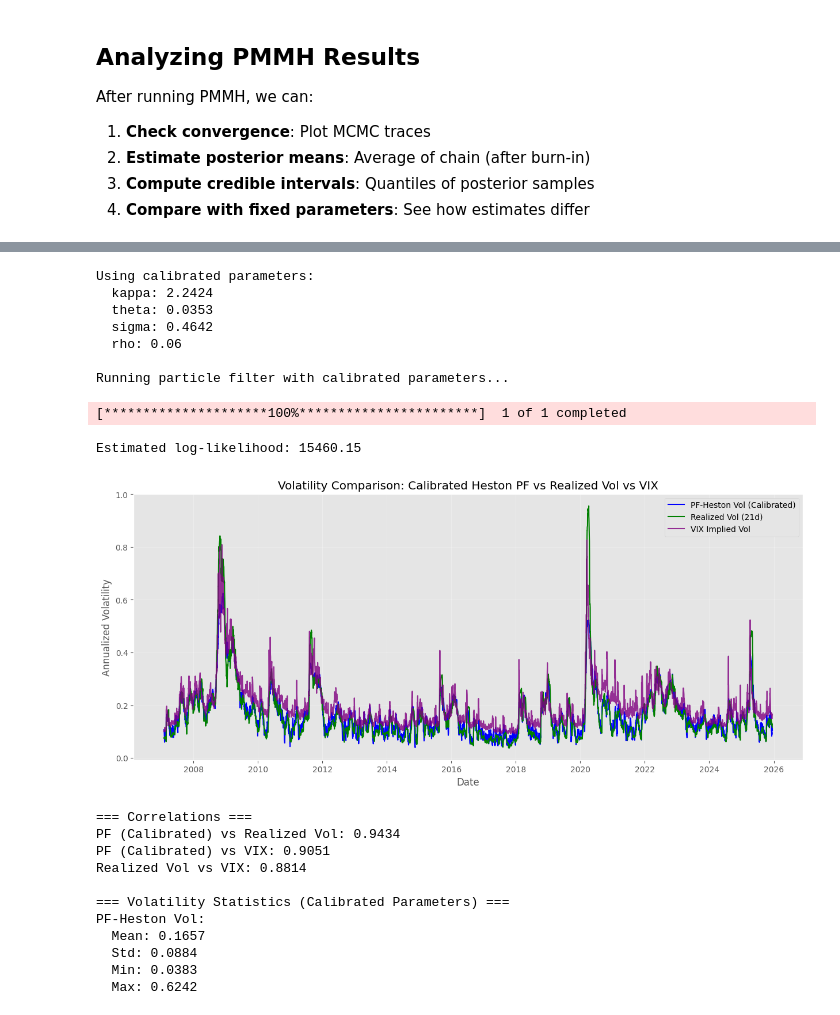
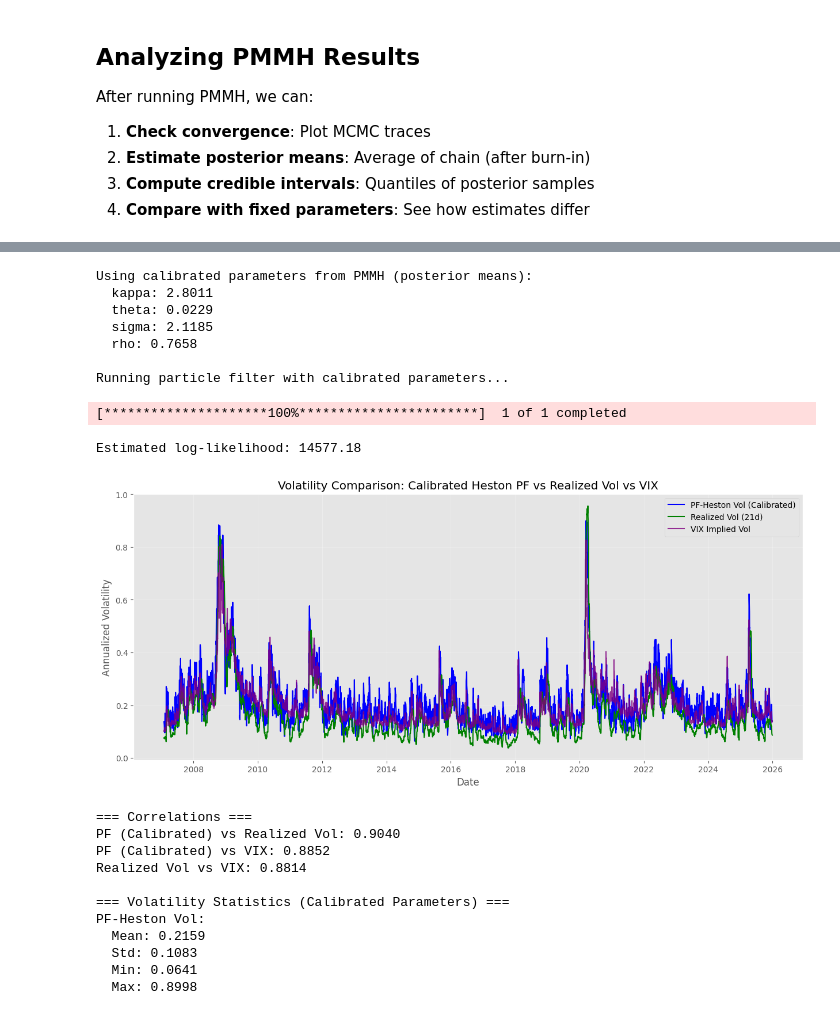
Before and after one commit to MichaelCarloH/heston-particle-filter-calibration, a Jupyter notebook: notebooks/exploration/heston_ssm_bootstrap_pf.ipynb, the cells around one changed output, grey strips where cells are left out. Drawn from its saved outputs; the diff is of its cells as text; code cells hidden in the pictures.

```diff
--- a/notebooks/exploration/heston_ssm_bootstrap_pf.ipynb
+++ b/notebooks/exploration/heston_ssm_bootstrap_pf.ipynb
@@ -302,7 +302,12 @@ class HestonSSM(ssm.StateSpaceModel):
         return dists.Normal(loc=mean, scale=std)
 
     def PY(self, t, xp, x):
-        vp = np.maximum(np.asarray(x), 1e-12)
+        # Use V_{t-1} (xp) because R_t = ln(S_t) - ln(S_{t-1}) represents
+        # the return over interval [t-1, t], which depends on variance at beginning
+        if xp is None:
+            vp = np.maximum(np.asarray(x), 1e-12)  # Use V_0 at t=0
+        else:
+            vp = np.maximum(np.asarray(xp), 1e-12)  # Use V_{t-1} for t>0
         # Handle time-varying risk-free rate
         r_t = self.r[t] if hasattr(self.r, '__len__') and len(self.r) > 1 else self.r
         mean = (r_t - 0.5 * vp) * self.dt
@@ -950,16 +1326,17 @@ r (risk-free) Time series     Mean: 0.0145    (observed)
 [figure]
 # %%
-# Use calibrated parameters from PMMH
-calibrated_params = {
-    'kappa': 2.2424,
-    'theta': 0.0353,
-    'sigma': 0.4642,
-    'rho': 0.0600
-}
+# Extract calibrated parameters from PMMH results (posterior means)
+burnin = 100  # Use same burn-in as in analysis above
+calibrated_params = {}
+param_names = ['kappa', 'theta', 'sigma', 'rho']
 
-print("Using calibrated parameters:")
+for param in param_names:
+    samples = pmmh.chain.theta[param][burnin:]
+    calibrated_params[param] = samples.mean()
+
+print("Using calibrated parameters from PMMH (posterior means):")
 for param, value in calibrated_params.items():
-    print(f"  {param}: {value}")
+    print(f"  {param}: {value:.4f}")
 
 # Create Heston model with calibrated parameters and time-varying risk-free rate
 heston_calibrated = HestonSSM(
@@ -1032,48 +1409,48 @@ plt.plot(df_compare_calibrated.index, df_compare_calibrated["PF_Calibrated"],
          color="blue", linewidth=1.5, label="PF-Heston Vol (Calibrated)")
 plt.plot(df_compare_calibrated.index, df_compare_calibrated["RealizedVol_21d"],
          color="green", linewidth=1.5, label="Realized Vol (21d)")
 plt.plot(df_compare_calibrated.index, df_compare_calibrated["VIX_ImpliedVol"],
          color="purple", linewidth=1.5, alpha=0.8, label="VIX Implied Vol")
 
 plt.title("Volatility Comparison: Calibrated Heston PF vs Realized Vol vs VIX")
 plt.xlabel("Date")
 plt.ylabel("Annualized Volatility")
 plt.legend()
 plt.grid(True, alpha=0.3)
 plt.show()
 
 # Print correlations
 print("\n=== Correlations ===")
 print(f"PF (Calibrated) vs Realized Vol: {df_compare_calibrated['PF_Calibrated'].corr(df_compare_calibrated['RealizedVol_21d']):.4f}")
 print(f"PF (Calibrated) vs VIX: {df_compare_calibrated['PF_Calibrated'].corr(df_compare_calibrated['VIX_ImpliedVol']):.4f}")
 print(f"Realized Vol vs VIX: {df_compare_calibrated['RealizedVol_21d'].corr(df_compare_calibrated['VIX_ImpliedVol']):.4f}")
 
 # Print statistics
 print(f"\n=== Volatility Statistics (Calibrated Parameters) ===")
 print(f"PF-Heston Vol:")
 print(f"  Mean: {pf_vol_annual_calibrated.mean():.4f}")
 print(f"  Std: {pf_vol_annual_calibrated.std():.4f}")
 print(f"  Min: {pf_vol_annual_calibrated.min():.4f}")
 print(f"  Max: {pf_vol_annual_calibrated.max():.4f}")
 # %% [output]
-Using calibrated parameters:
-  kappa: 2.2424
-  theta: 0.0353
-  sigma: 0.4642
-  rho: 0.06
+Using calibrated parameters from PMMH (posterior means):
+  kappa: 2.8011
+  theta: 0.0229
+  sigma: 2.1185
+  rho: 0.7658
 
 Running particle filter with calibrated parameters...
 [*********************100%***********************]  1 of 1 completed
-Estimated log-likelihood: 15460.15
+Estimated log-likelihood: 14577.18
-[figure, old version]
+[figure, new version]
 === Correlations ===
-PF (Calibrated) vs Realized Vol: 0.9434
-PF (Calibrated) vs VIX: 0.9051
+PF (Calibrated) vs Realized Vol: 0.9040
+PF (Calibrated) vs VIX: 0.8852
 Realized Vol vs VIX: 0.8814
 
 === Volatility Statistics (Calibrated Parameters) ===
 PF-Heston Vol:
-  Mean: 0.1657
-  Std: 0.0884
-  Min: 0.0383
-  Max: 0.6242
+  Mean: 0.2159
+  Std: 0.1083
+  Min: 0.0641
+  Max: 0.8998
```
Also changed, not shown: parts of 19 cells of this notebook, 6 other files.
